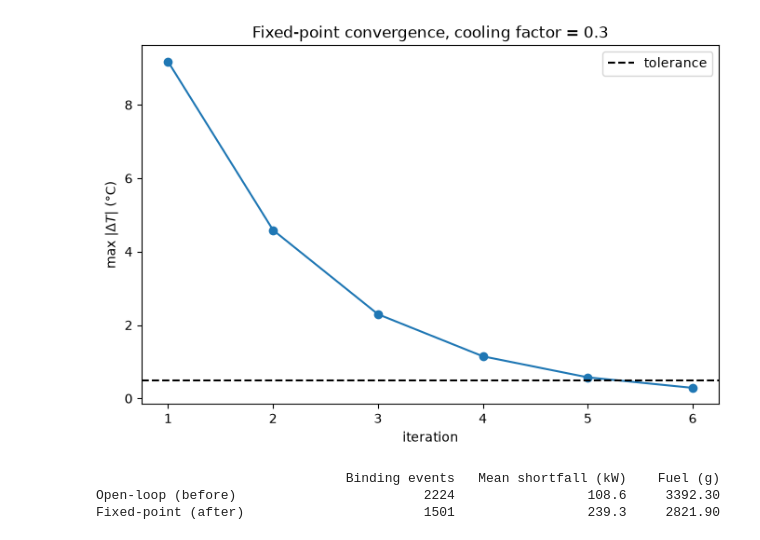
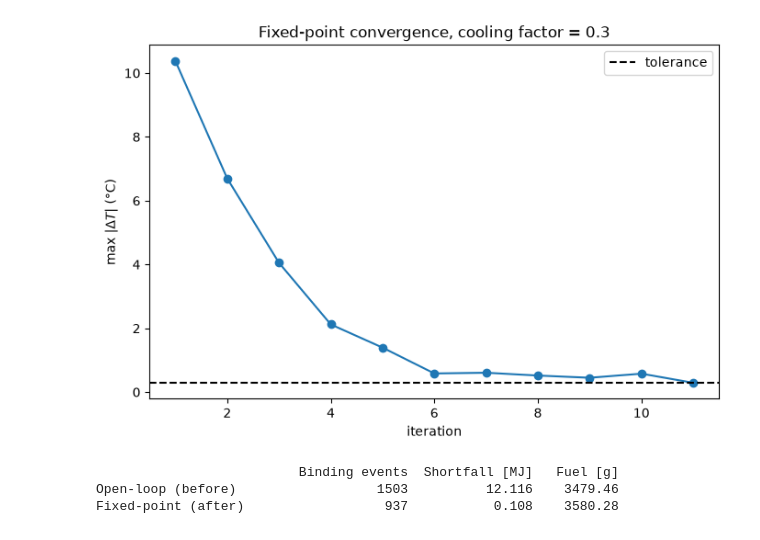
Before and after one commit to tommasoandina1/thermal-aware-ems-f1, a Jupyter notebook: controller/Summary_of_Results.ipynb, the cells around one changed output. Cells and saved outputs as stored; diff of their text form; code cells hidden in the pictures.

```diff
--- a/controller/Summary_of_Results.ipynb
+++ b/controller/Summary_of_Results.ipynb
@@ -15,8 +25,8 @@ a thermal stress test in one notebook is impractical).
 import numpy as np
 import matplotlib.pyplot as plt
 
-multi_lap = np.load('/app/data/results/multi_lap_comparison.npz')
-thermal = np.load('/app/data/results/thermal_analysis.npz')
+multi_lap = np.load('data/results/multi_lap_comparison.npz')
+thermal = np.load('data/results/thermal_analysis.npz')
 
 t = multi_lap['t']
 N_lap = multi_lap['N_lap']
@@ -149,22 +275,23 @@ fixed-point iteration between the backward pass and the thermal model, on the sa
 # %%
 plt.figure(figsize=(8, 5))
 deltas = thermal['delta_history']
 plt.plot(range(1, len(deltas)+1), deltas, 'o-')
-plt.axhline(0.5, color='k', linestyle='--', label='tolerance')
+plt.axhline(0.3, color='k', linestyle='--', label='tolerance')
 plt.xlabel('iteration')
 plt.ylabel(r'max $|\Delta T|$ (°C)')
 plt.title('Fixed-point convergence, cooling factor = 0.3')
 plt.legend()
 plt.show()
 
-print(f"{'':<30}{'Binding events':>16}{'Mean shortfall (kW)':>22}{'Fuel (g)':>12}")
-print(f"{'Open-loop (before)':<30}{thermal['binding_before']:>16.0f}{thermal['gap_before_mean']/1e3:>22.1f}{thermal['fuel_nominal']:>12.2f}")
-print(f"{'Fixed-point (after)':<30}{thermal['binding_after']:>16.0f}{thermal['gap_after_mean']/1e3:>22.1f}{thermal['fuel_thermal_aware']:>12.2f}")
+
+print(f"{'':<24}{'Binding events':>16}{'Shortfall [MJ]':>16}{'Fuel [g]':>11}")
+print(f"{'Open-loop (before)':<24}{thermal['binding_before']:>16}{thermal['sf_before']:>16.3f}{thermal['fuel_before']:>11.2f}")
+print(f"{'Fixed-point (after)':<24}{thermal['binding_after']:>16}{thermal['sf_after']:>16.3f}{thermal['fuel_after']:>11.2f}")
 # %% [output]
-[figure, old version]
+[figure, new version]
-                                Binding events   Mean shortfall (kW)    Fuel (g)
-Open-loop (before)                        2224                 108.6     3392.30
-Fixed-point (after)                       1501                 239.3     2821.90
+                          Binding events  Shortfall [MJ]   Fuel [g]
+Open-loop (before)                  1503          12.116    3479.46
+Fixed-point (after)                  937           0.108    3580.28
 # %% [markdown]
 ## Conclusions and future work
 
```
Also changed, not shown: parts of 13 cells of this notebook, 17 other files.
